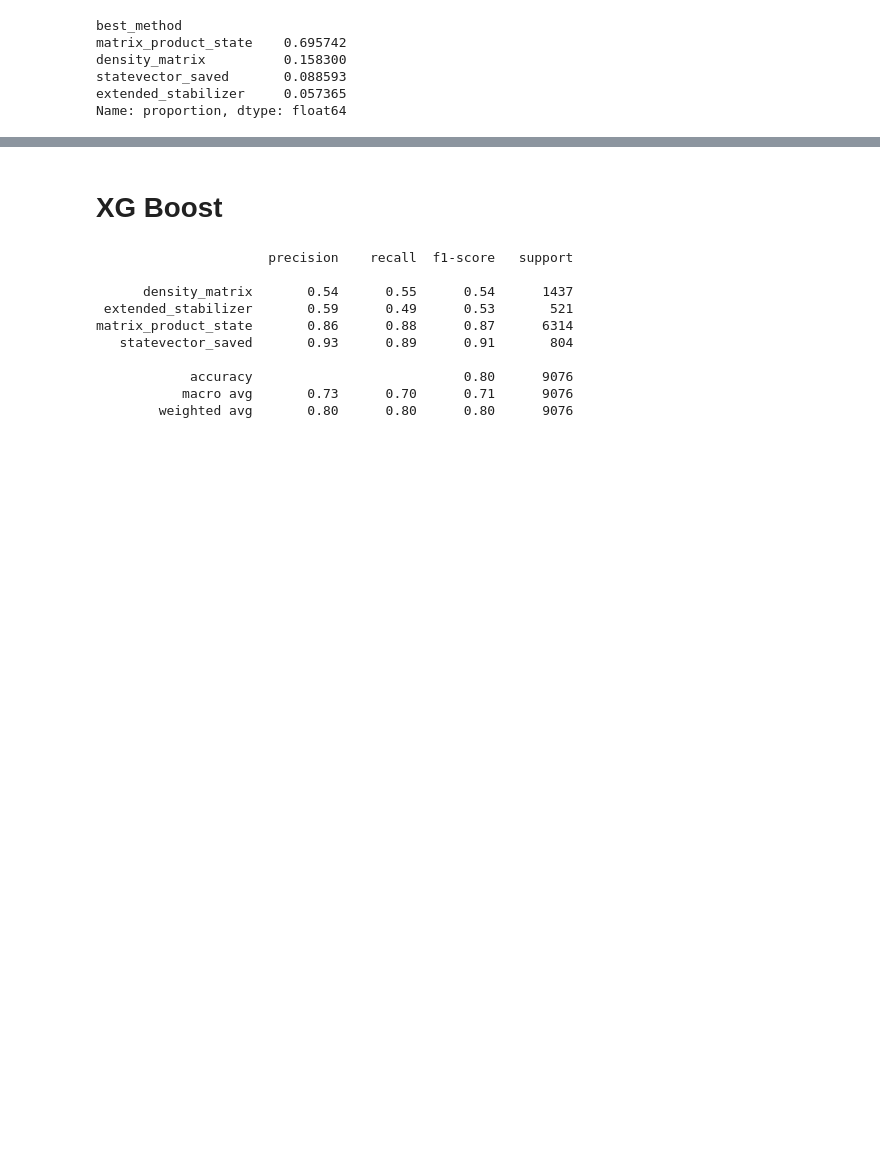
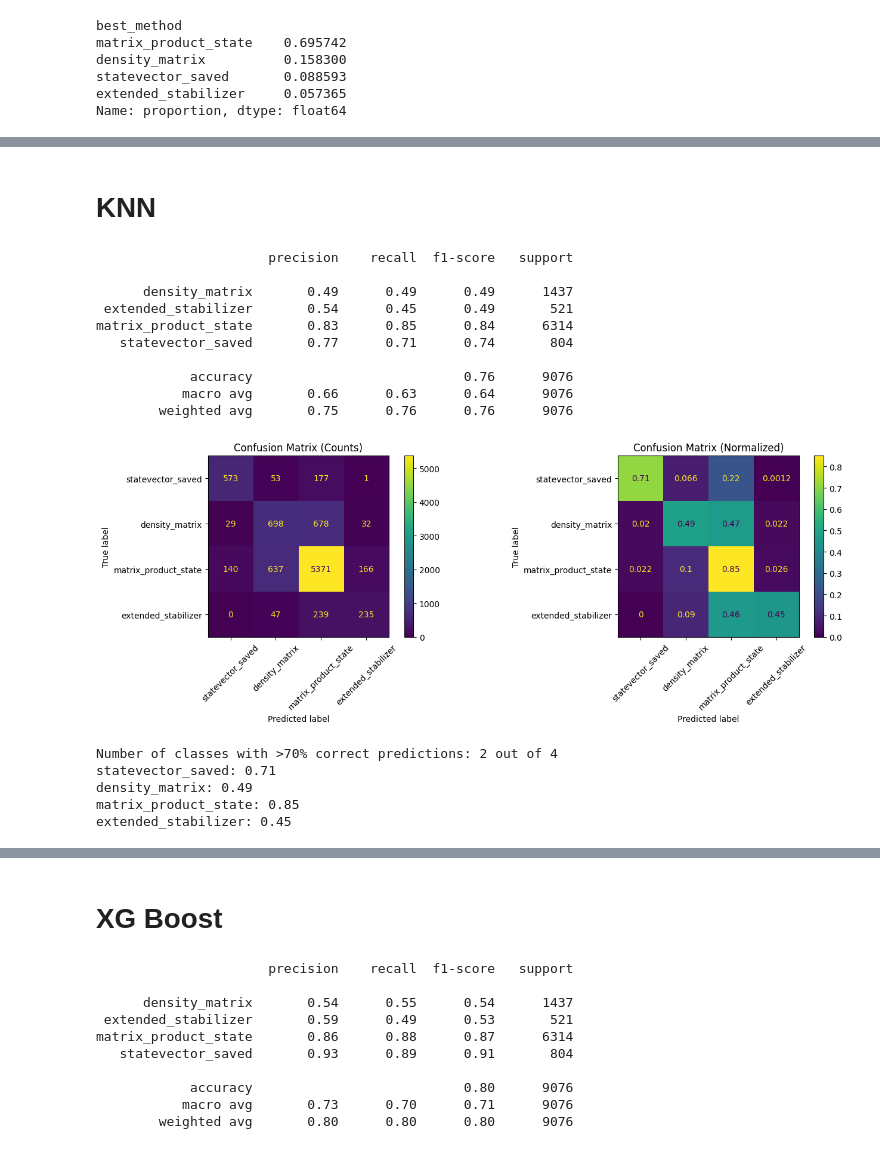
Before and after one commit to andreiilinescu/InferQ, a Jupyter notebook: analysis/selector.ipynb, the cells around one changed output, grey strips where cells are left out. Drawn from its saved outputs; the diff is of its cells as text; code cells hidden in the pictures; blank space fills up the shorter version.

```diff
--- a/analysis/selector.ipynb
+++ b/analysis/selector.ipynb
@@ -256,0 +269,31 @@ Name: proportion, dtype: float64
+# %% [markdown]
+# KNN
+# %%
+from sklearn.neighbors import KNeighborsClassifier
+
+model = KNeighborsClassifier(
+    n_neighbors=5
+)
+
+model.fit(X_train, y_train)
+y_pred = model.predict(X_test)
+
+print(classification_report(y_test, y_pred))
+PlotConfusionReport(y_test, y_pred)
+# %% [output]
+                      precision    recall  f1-score   support
+
+      density_matrix       0.49      0.49      0.49      1437
+ extended_stabilizer       0.54      0.45      0.49       521
+matrix_product_state       0.83      0.85      0.84      6314
+   statevector_saved       0.77      0.71      0.74       804
+
+            accuracy                           0.76      9076
+           macro avg       0.66      0.63      0.64      9076
+        weighted avg       0.75      0.76      0.76      9076
+[figure, added]
+Number of classes with >70% correct predictions: 2 out of 4
+statevector_saved: 0.71
+density_matrix: 0.49
+matrix_product_state: 0.85
+extended_stabilizer: 0.45
```
Also changed, not shown: parts of 23 cells of this notebook, 5 other files.
